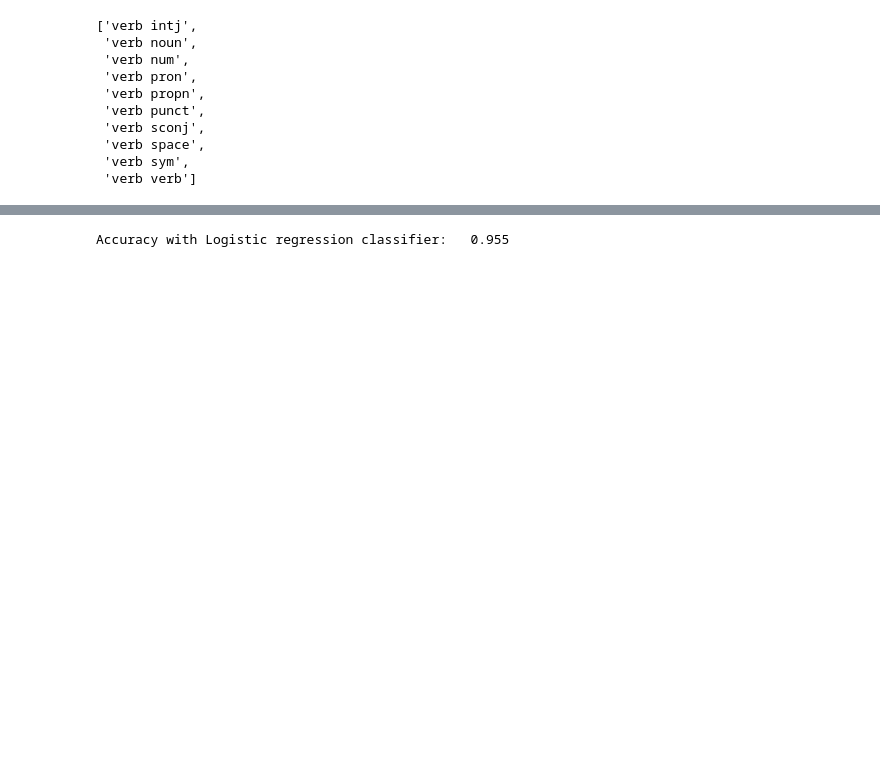
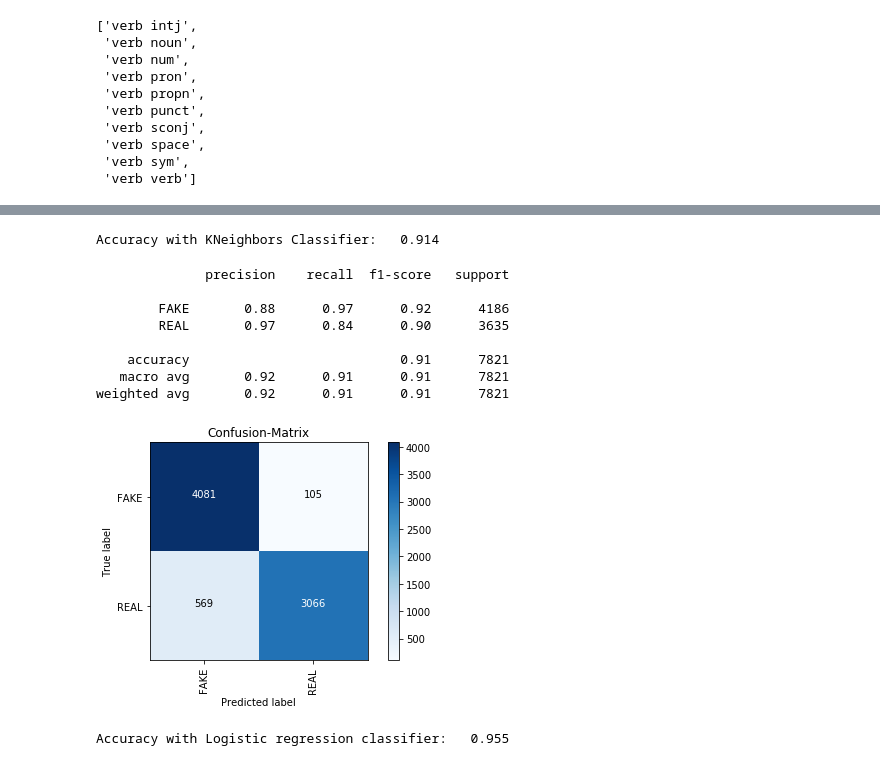
Before and after one commit to 101vinayak/Fake_News_Detection_and_Classification, a Jupyter notebook: Classifying Fake News using ML techniques.ipynb, the cells around one changed output, grey strips where cells are left out. Drawn from its saved outputs; the diff is of its cells as text; code cells hidden in the pictures; blank space fills up the shorter version.

```diff
--- a/Classifying Fake News using ML techniques.ipynb
+++ b/Classifying Fake News using ML techniques.ipynb
@@ -271,3 +342,30 @@ generate_confusion_matrix(matrix, classes=['FAKE', 'REAL'])
+# %%
+classifier = KNeighborsClassifier()
+classifier.fit(TF_IDF_train2, y_train)
+
+pickle.dump(classifier, open('POS_KN', 'wb'))
+
+pred = classifier.predict(TF_IDF_test2)
+score = metrics.accuracy_score(y_test, pred)
+
+print("Accuracy with KNeighbors Classifier:   %0.3f" % score)
+# %% [output]
+Accuracy with KNeighbors Classifier:   0.914
+# %%
+matrix = metrics.confusion_matrix(y_test, pred, labels=['FAKE', 'REAL'])
+generate_confusion_matrix(matrix, classes=['FAKE', 'REAL'])
+
+print(metrics.classification_report(y_test, pred, target_names=['FAKE', 'REAL']))
+# %% [output]
+              precision    recall  f1-score   support
+
+        FAKE       0.88      0.97      0.92      4186
+        REAL       0.97      0.84      0.90      3635
+
+    accuracy                           0.91      7821
+   macro avg       0.92      0.91      0.91      7821
+weighted avg       0.92      0.91      0.91      7821
+[figure, added]
 # %%
 classifier = LogisticRegression()
 classifier.fit(TF_IDF_train2, y_train)
```
Also changed, not shown: parts of 40 cells of this notebook.
